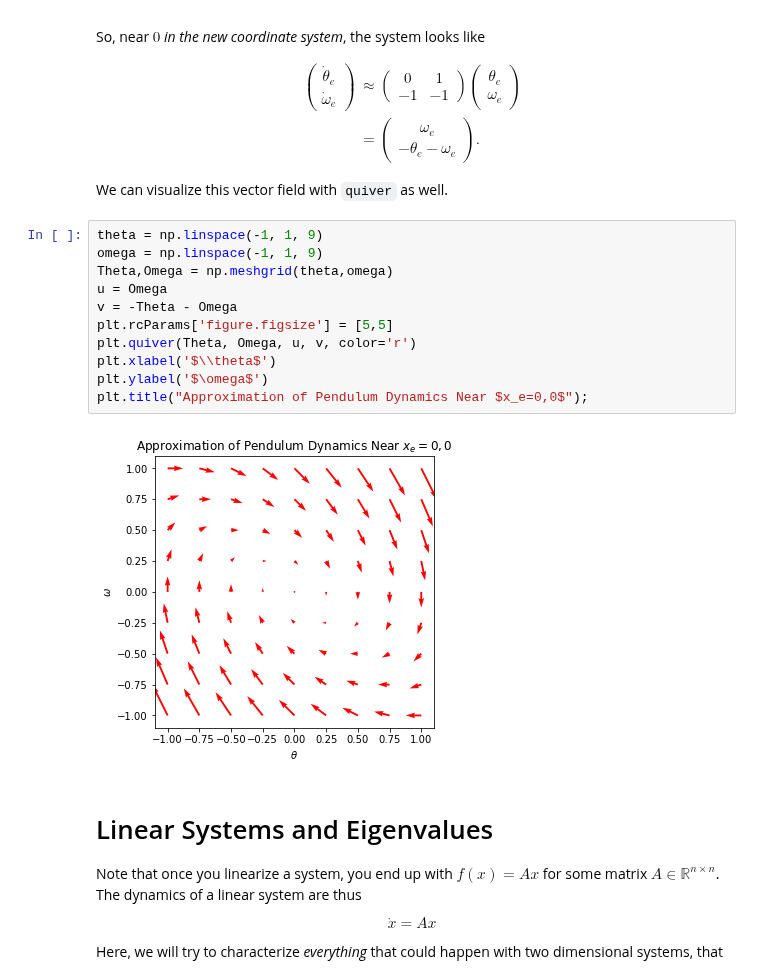
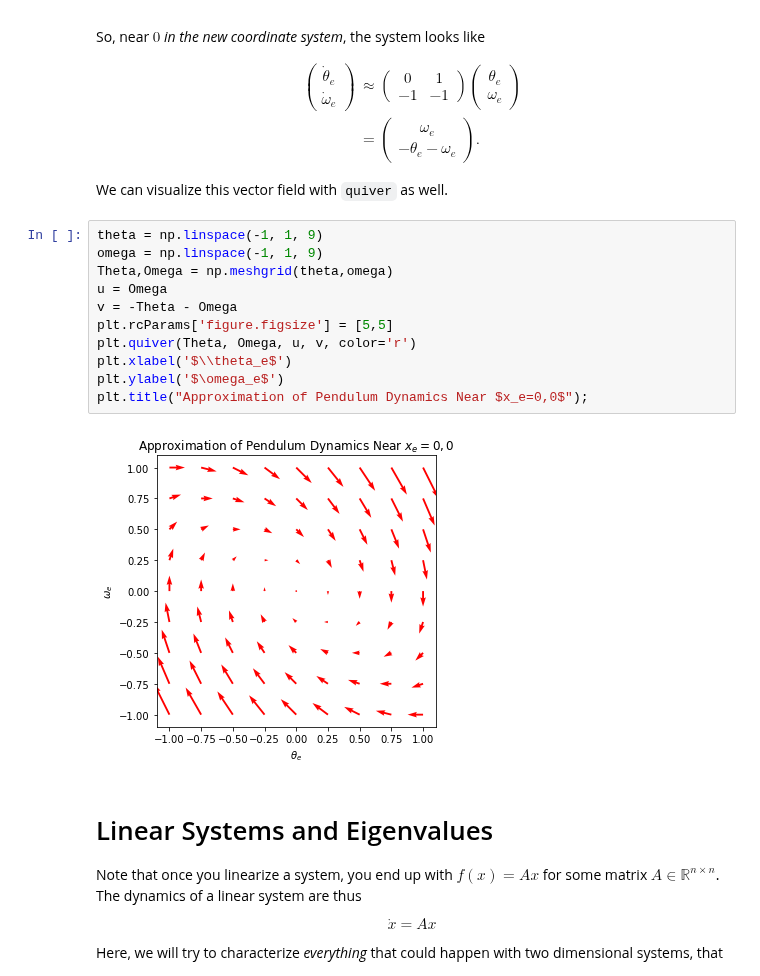
Before and after one commit to klavins/ECE447, a Jupyter notebook: lectures/linearization.ipynb, the cells around one changed output. Saved outputs shown, nothing was run; the diff lists cells and outputs as text.

```diff
--- a/lectures/linearization.ipynb
+++ b/lectures/linearization.ipynb
@@ -257,16 +257,16 @@ We can visualize this vector field with `quiver` as well.
 # %%
 theta = np.linspace(-1, 1, 9)
 omega = np.linspace(-1, 1, 9)
 Theta,Omega = np.meshgrid(theta,omega)
 u = Omega
 v = -Theta - Omega
 plt.rcParams['figure.figsize'] = [5,5]
 plt.quiver(Theta, Omega, u, v, color='r')
-plt.xlabel('$\\theta$')
-plt.ylabel('$\omega$')
+plt.xlabel('$\\theta_e$')
+plt.ylabel('$\omega_e$')
 plt.title("Approximation of Pendulum Dynamics Near $x_e=0,0$");
 # %% [output]
-[figure, old version]
+[figure, new version]
 # %% [markdown]
 Linear Systems and Eigenvalues
 ===
```
Also changed, not shown: parts of 3 cells of this notebook, 1 other file.
